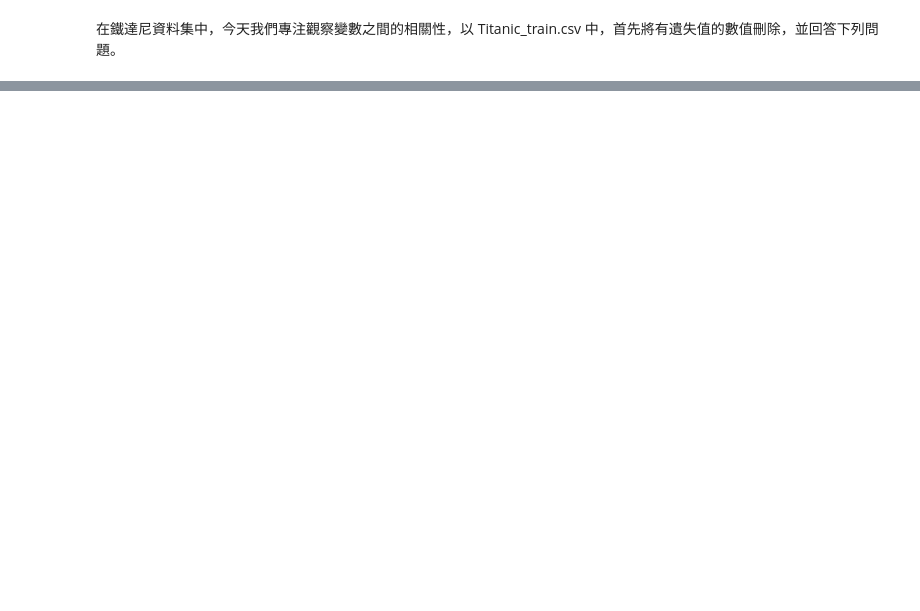
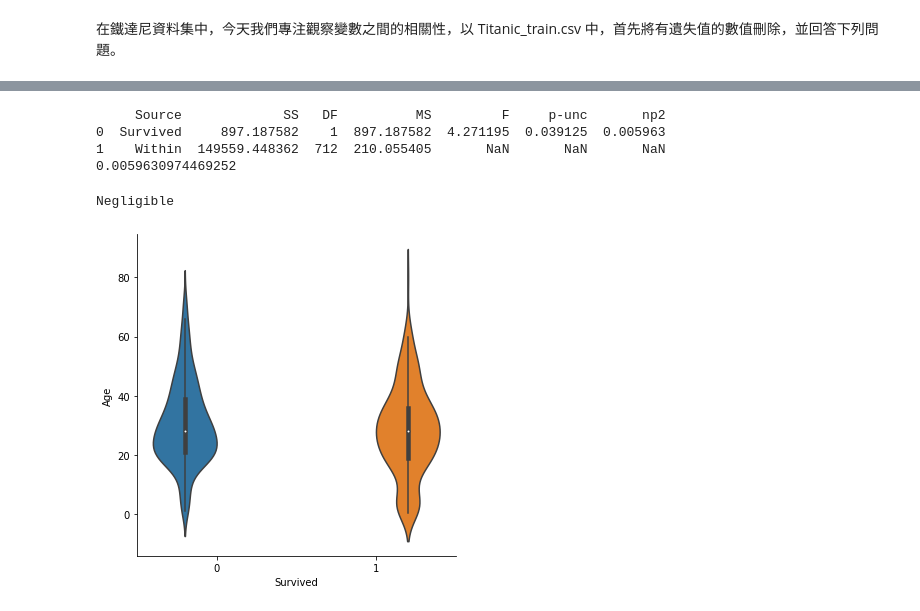
Before and after one commit to ferygood/pythonDataScience60, a Jupyter notebook: D38 correlation.ipynb, the cells around one changed output, grey strips where cells are left out. Saved outputs shown, nothing was run; the diff lists cells and outputs as text; code cells hidden in the pictures; blank space fills up the shorter version.

```diff
--- a/D38 correlation.ipynb
+++ b/D38 correlation.ipynb
@@ -27,0 +31,4 @@ df1.head()
+# %%
+# 將 survived 轉成離散型變數
+df1["Survived"] = df1["Survived"].astype("object")
+df1.info()
@@ -27,0 +45,38 @@ df1.head()
+# %%
+#Q1 透過數值法計算Age和Survived是否有相關性？
+# Age: 連續型; Survived: 離散型。決定用 Eta Squared
+
+df2 = df1[["Age", "Survived"]].dropna() #刪除缺失值
+
+aov = pg.anova(dv='Age', between='Survived',
+               data=df2, detailed=True)
+print(aov)
+
+etaSq = aov.SS[0] / (aov.SS[0] + aov.SS[1])
+print(etaSq)
+# %% [output]
+     Source             SS   DF          MS         F     p-unc       np2
+0  Survived     897.187582    1  897.187582  4.271195  0.039125  0.005963
+1    Within  149559.448362  712  210.055405       NaN       NaN       NaN
+0.0059630974469252
+# %%
+def judgement_etaSq(etaSq):
+    if etaSq < .01:
+        qual = "Negligible"
+    elif etaSq < .06:
+        qual = "Small"
+    elif etaSq < .14:
+        qual = "Medium"
+    else:
+        qual = "Large"
+    return(qual)
+print(judgement_etaSq(etaSq))
+# %% [output]
+Negligible
+# %%
+g = sns.catplot(x="Survived", y="Age", hue="Survived",
+               data=df2, kind="violin")
+#從 etaSq 和小提琴圖可以知道 survived 和 age 沒有相關性，
+#我們需要思考是否要將這個放入模型，或是做特徵轉換
+# %% [output]
+[figure, added]
```
Also changed, not shown: parts of 12 cells of this notebook.
